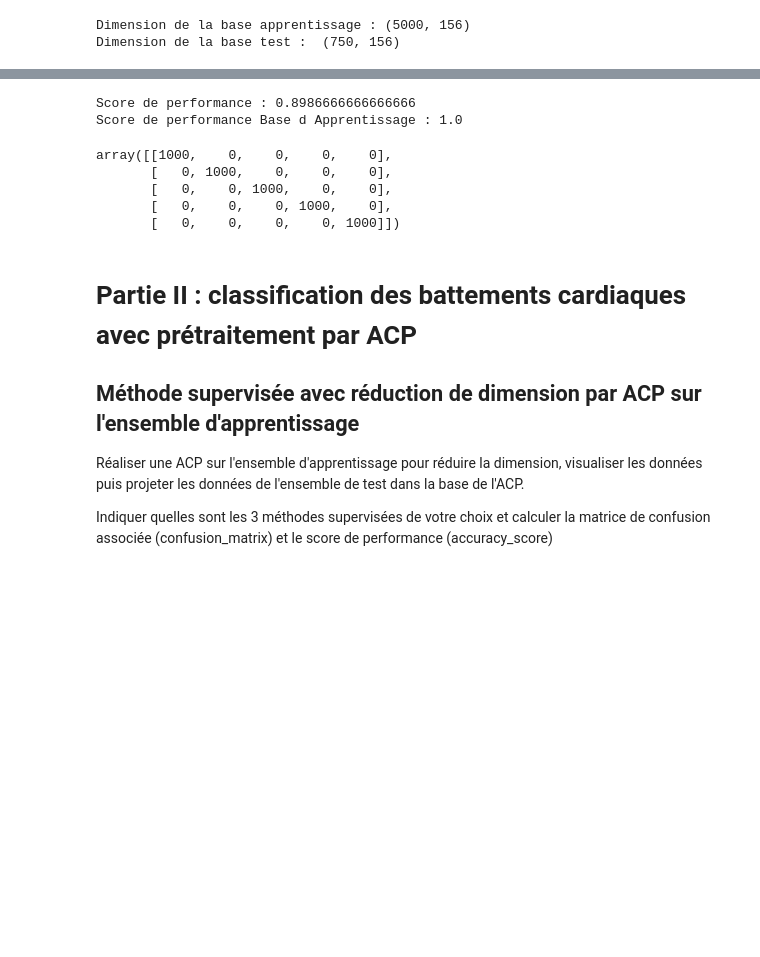
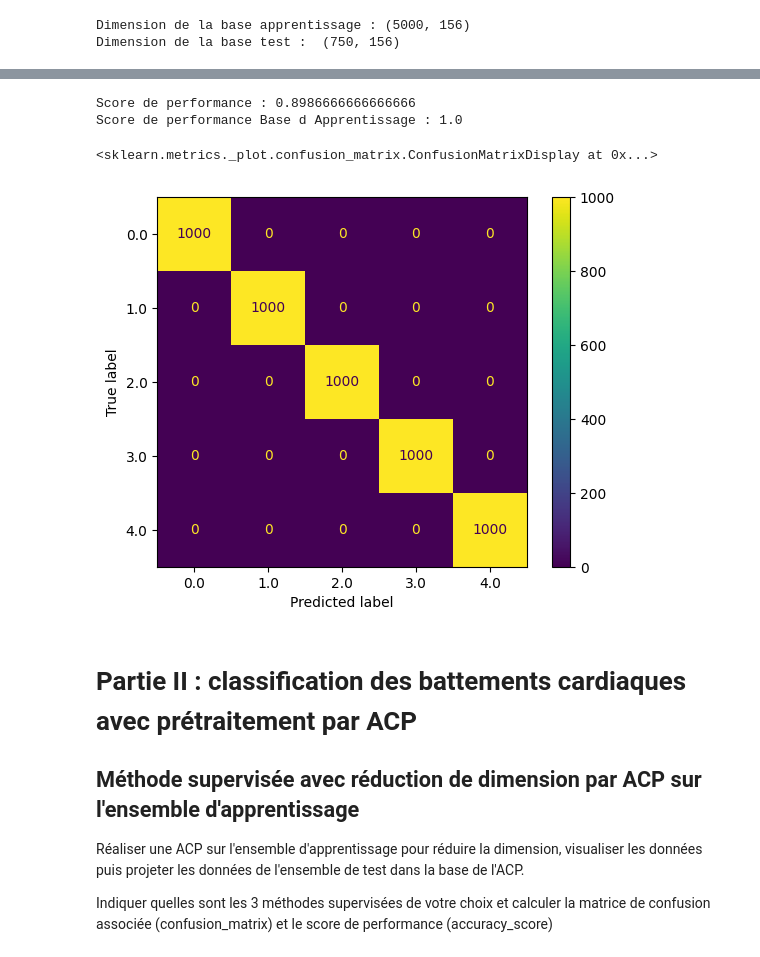
Before and after one commit to ellieee12/ecg_data_classification, a Jupyter notebook: Projet_ECG_Etudiant.ipynb, the cells around one changed output, grey strips where cells are left out. Drawn from its saved outputs; the diff is of its cells as text; code cells hidden in the pictures; blank space fills up the shorter version.

```diff
--- a/Projet_ECG_Etudiant.ipynb
+++ b/Projet_ECG_Etudiant.ipynb
@@ -231,33 +225,31 @@ array([[337, 291,  56, 259,  57],
 # %%
 from sklearn.ensemble import RandomForestClassifier
 # chargement du modèle et de ses paramètres
 clf = RandomForestClassifier(n_jobs=-1, criterion='entropy', max_features='log2', bootstrap=False, n_estimators=156, random_state=42)
 # Apprentissage du modèle et de ses paramètres à l'aide des données étiquettées,
 # c'est-à-dire de la base d'apprentissage, X_train et de ses labels y_train
 clf.fit(X_train, y_train)
 
 # Une fois le modèle appris, on teste ce modèle sur un nouveau jeu de données X_test
 y_pred=clf.predict(X_test)
 
 from sklearn.metrics import accuracy_score
 # Evaluation de la performance du modèle à l'aide de la vérité terrain y_test
 print('Score de performance :',accuracy_score(y_test, y_pred))
 
 # Evaluation du modèle appris sur la base d'apprentissage
 y_pred_train=clf.predict(X_train)
 print('Score de performance Base d Apprentissage :',accuracy_score(y_train, y_pred_train))
 
 from sklearn.metrics import confusion_matrix
 # Calcul de la matrice de confusion
 confusion_matrix(y_train, y_pred_train)
+ConfusionMatrixDisplay.from_predictions(y_train, y_pred_train)
 # %% [output]
 Score de performance : 0.8986666666666666
 Score de performance Base d Apprentissage : 1.0
-array([[1000,    0,    0,    0,    0],
-       [   0, 1000,    0,    0,    0],
-       [   0,    0, 1000,    0,    0],
-       [   0,    0,    0, 1000,    0],
-       [   0,    0,    0,    0, 1000]])
+<sklearn.metrics._plot.confusion_matrix.ConfusionMatrixDisplay at 0x...>
+[figure, added]
 # %% [markdown]
 # Partie II : classification des battements cardiaques avec prétraitement par ACP
 
```
Also changed, not shown: parts of 3 cells of this notebook.
